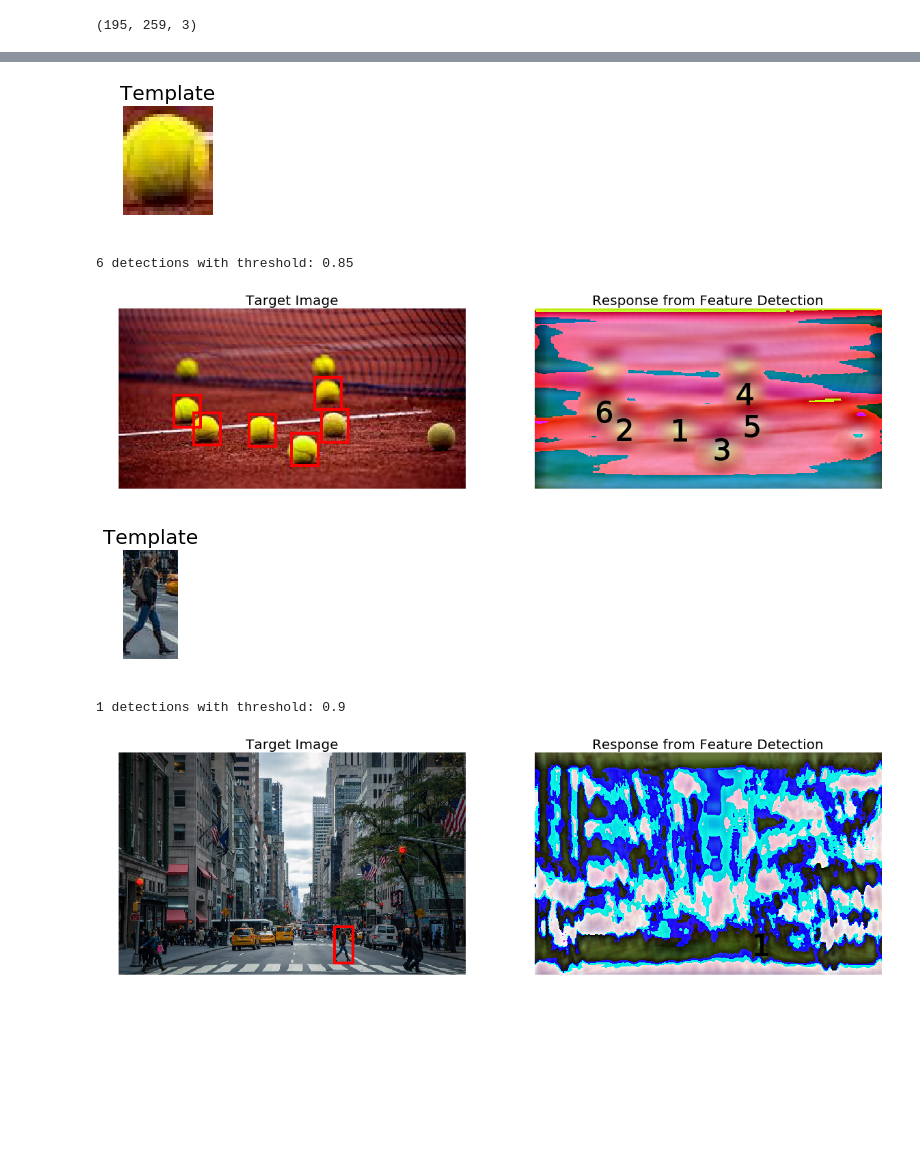
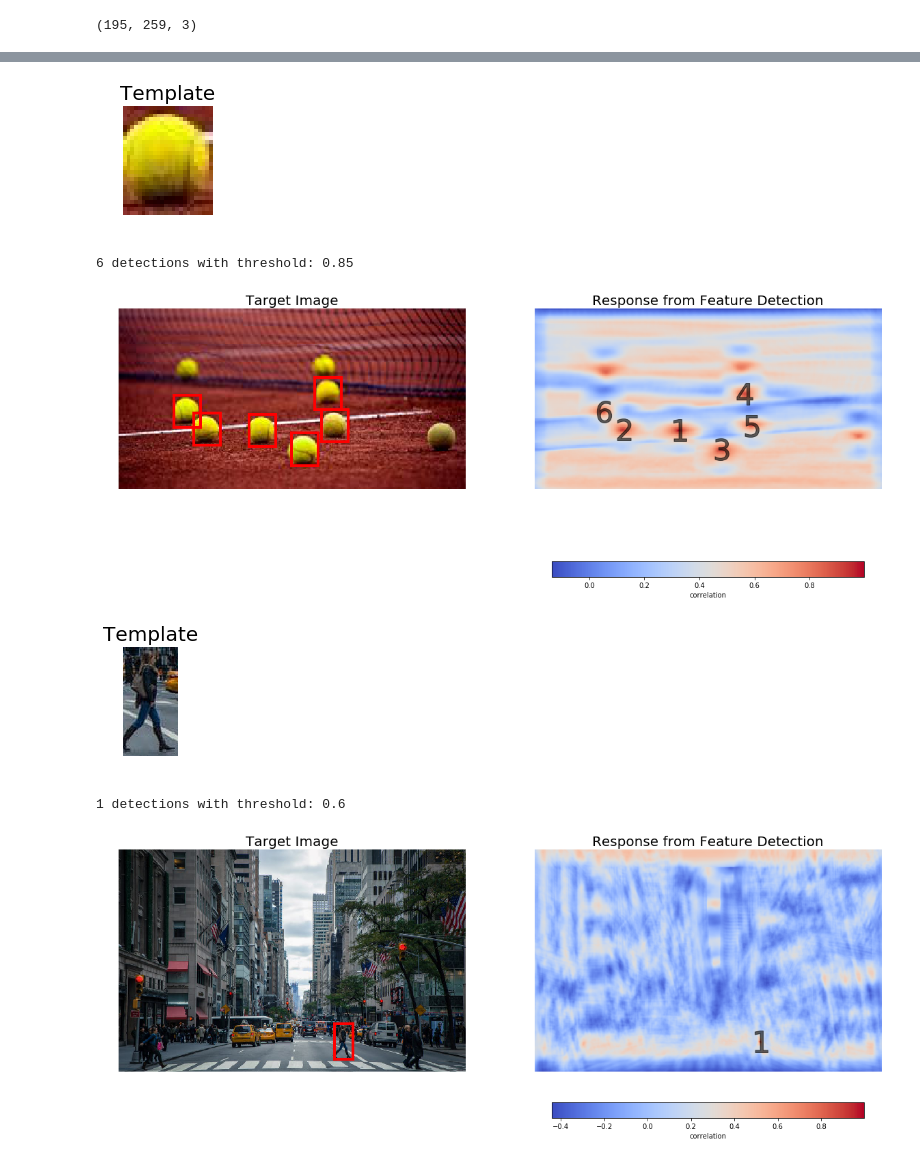
Before and after one commit to WillKoehrsen/eecs-531, a Jupyter notebook: assign/A1/Object_Detection.ipynb, the cells around one changed output, grey strips where cells are left out. Cells and saved outputs as stored; diff of their text form; code cells hidden in the pictures; blank space fills up the shorter version.

Commit message:
Object Detection Plotting

```diff
--- a/assign/A1/Object_Detection.ipynb
+++ b/assign/A1/Object_Detection.ipynb
@@ -187,11 +188,7 @@ def detect_features(image_path, template_path, pad_input=True, mode='constant',
     return orig_image, template, response[slices]
 # %%
 image, template, response = detect_features(image_path='images/target.jpg', template_path='images/template.jpg')
-# %%
-pos = np.array((np.where(response[:, :, :] > 0.8)))
 # %%
 response.shape
 # %% [output]
 (195, 259, 3)
-# %%
-x, y, z = pos[:, 0]
@@ -202,8 +194,0 @@ response[x, y, z]
-# %%
-positions = []
-for position in range(pos.shape[1]):
-    x, y, z = pos[:, position]
-    value = response[x, y, z]
-    positions.append((x, y, z, value))
-
-sorted(positions, key = lambda x: x[3], reverse = True)
@@ -212,8 +211,6 @@ def model(image_path, template_path, number = 'many', threshold = 0.8):
 
     image, template, response = detect_features(image_path, template_path,
                                                pad_input=True)
-
-
 
     plt.figure(figsize=(2, 2))
     ax1 = plt.subplot(1, 1, 1)
@@ -222,14 +219,14 @@ def model(image_path, template_path, number = 'many', threshold = 0.8):
     ax1.set_title('Template', size = 20)
     plt.show()
 
-    fig = plt.figure(figsize=(20, 16))
-    ax2 = plt.subplot(1, 2, 1, adjustable = 'box-forced')
-    ax3 = plt.subplot(1, 2, 2, sharex=ax2, sharey=ax2, adjustable = 'box-forced')
+    fig, _ = plt.subplots(1, 2, figsize=(20, 8))
 
+    ax2 = plt.subplot(121, adjustable = 'box-forced')
     ax2.imshow(image)
     ax2.set_axis_off()
     ax2.set_title('Target Image', size = 20)
 
+    ax3 = plt.subplot(122, sharex = ax2, sharey = ax2, adjustable = 'box-forced')
 
     htemplate, wtemplate = template.shape[:2]
 
@@ -277,7 +274,7 @@ def model(image_path, template_path, number = 'many', threshold = 0.8):
 
 
                 # circle = plt.Circle((x, y), radius = 6,  edgecolor='r', facecolor='none', lw = 4)
-                ax3.plot(x,  y, marker = '$%d$' % (rank + 1), ms = 32, color = 'k')
+                ax3.plot(x,  y, marker = '$%d$' % (rank + 1), ms = 32, color = 'k', alpha = 0.6)
 
                 detections += 1
 
@@ -294,13 +291,15 @@ def model(image_path, template_path, number = 'many', threshold = 0.8):
         circle = plt.Circle((x, y), radius = 6,  edgecolor='r', facecolor='none', lw = 4)
         ax3.add_patch(circle)
 
-    response = (response * 255).astype(np.uint8)
-    ax3.imshow(response)
+    cax = ax3.imshow(response[:, :, 1], cmap=cm.coolwarm)
+    fig.colorbar(cax, label = 'correlation', orientation = 'horizontal', shrink = 0.9, pad=0.05)
     ax3.set_axis_off()
     ax3.set_title('Response from Feature Detection', size = 20)
     ax3.autoscale(False)
+    ax2.set_anchor('N')
+    ax3.set_anchor('N')
 
-    plt.show()
+    plt.show();
 # %%
 model(image_path='images/target.jpg', template_path='images/template.jpg', threshold=0.5)
 # %% [output]
@@ -312,10 +311,10 @@ model(image_path = 'images/target_tennis.jpg', template_path = 'images/template_
 # %% [output]
 [figure]
 6 detections with threshold: 0.85
-[figure, old version]
+[figure, new version]
 # %%
-model(image_path = 'images/target_street.jpg', template_path = 'images/template_human.jpg', threshold=0.9)
+model(image_path = 'images/target_street.jpg', template_path = 'images/template_human.jpg', threshold=0.6)
 # %% [output]
 [figure]
-1 detections with threshold: 0.9
+1 detections with threshold: 0.6
-[figure, old version]
+[figure, new version]
```
Also changed, not shown: parts of 6 cells of this notebook.
